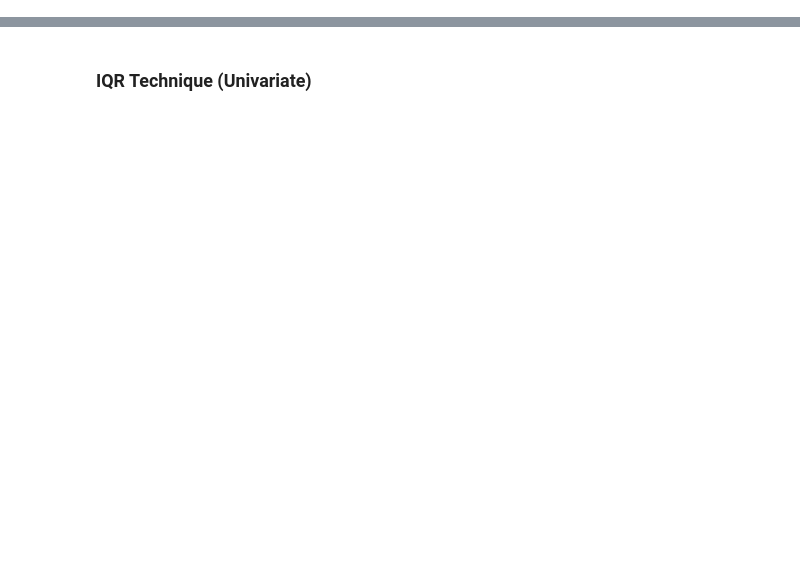
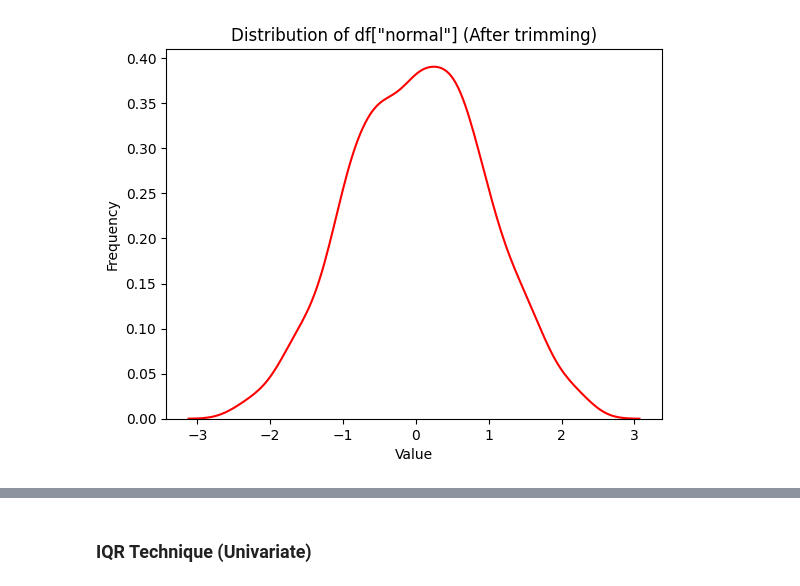
Before and after one commit to ronylpatil/data-preprocessing, a Jupyter notebook: notebooks/outliers_handling.ipynb, the cells around one changed output, grey strips where cells are left out. Saved outputs shown, nothing was run; the diff lists cells and outputs as text; code cells hidden in the pictures; blank space fills up the shorter version.

```diff
--- a/notebooks/outliers_handling.ipynb
+++ b/notebooks/outliers_handling.ipynb
@@ -112,0 +37,14 @@ sns.boxplot(x = data)
+# %%
+mean = df['normal'].mean()
+std = df['normal'].std()
+min = df['normal'].min()
+max = df['normal'].max()
+ul = mean + 2.5 * std    # 2.5 std for testing purpose only
+ll = mean - 2.5 * std
+
+print(f'Mean: {mean}')
+print(f'Std: {std}')
+print(f'Min: {min}')
+print(f'Max: {max}')
+print(f'Upper Limit: {ul}')
+print(f'Lower Limit: {ll}')
@@ -112,0 +66,12 @@ sns.boxplot(x = data)
+# %%
+# Trimming
+trimmed_df = df[(df['normal'] >= ll) & (df['normal'] <= ul)]
+
+# Plot a histogram of the generated data
+sns.kdeplot(trimmed_df['normal'], color='red')
+plt.title('Distribution of df["normal"] (After trimming)')
+plt.xlabel('Value')
+plt.ylabel('Frequency')
+plt.show()
+# %% [output]
+[figure, added]
```
Also changed, not shown: parts of 20 cells of this notebook.
